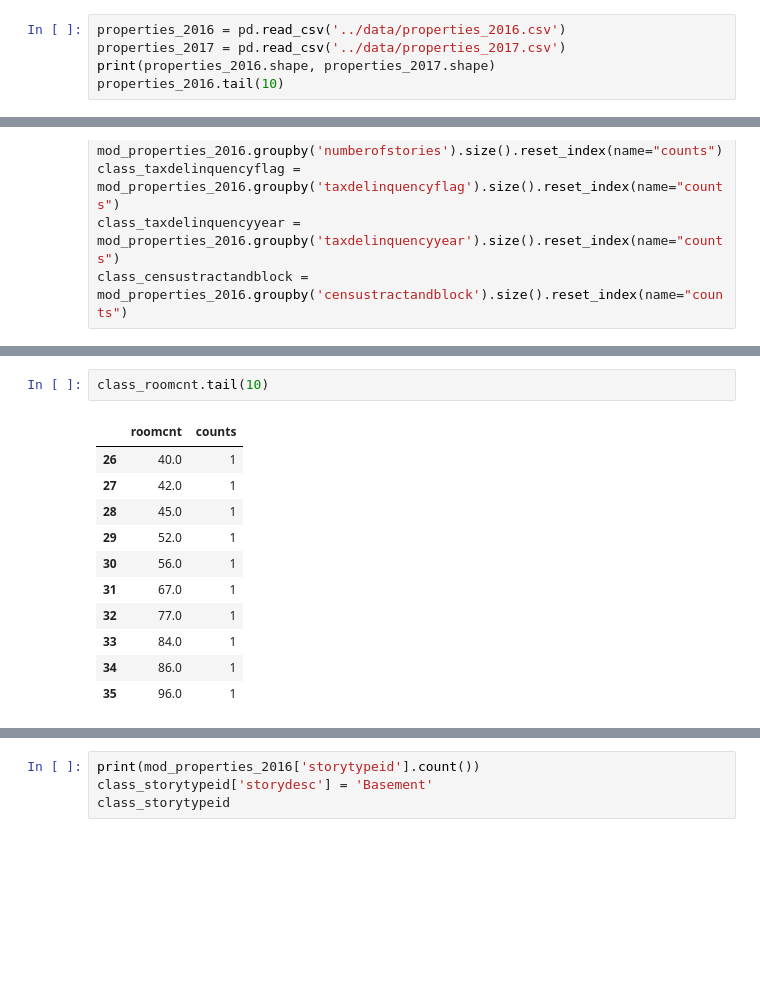
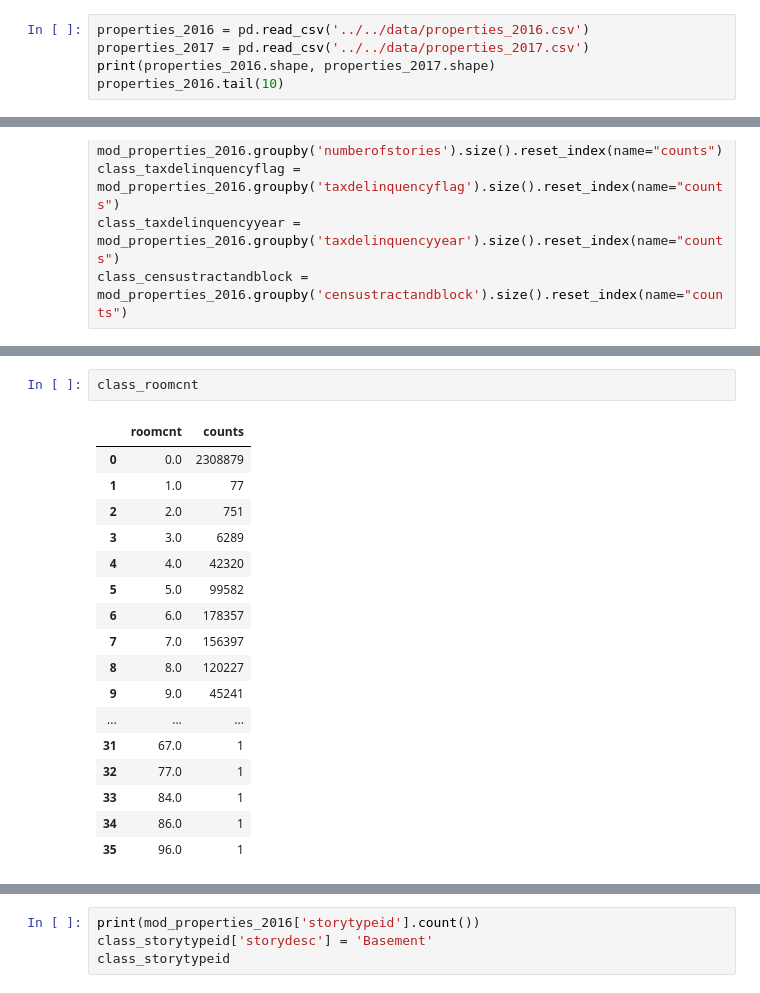
Before and after one commit to daesookimds/Zillow-Home-Value-Prediction-Project-by-Python, a Jupyter notebook: Hyungeun Yoon/1st_part_EDA.ipynb, the cells around one changed output, grey strips where cells are left out. Saved outputs shown, nothing was run; the diff lists cells and outputs as text; blank space fills up the shorter version.

```diff
--- a/Hyungeun Yoon/1st_part_EDA.ipynb
+++ b/Hyungeun Yoon/1st_part_EDA.ipynb
@@ -5,8 +5,8 @@
 # %%
 from IPython.core.pylabtools import figsize
 # %%
-properties_2016 = pd.read_csv('../data/properties_2016.csv')
-properties_2017 = pd.read_csv('../data/properties_2017.csv')
+properties_2016 = pd.read_csv('../../data/properties_2016.csv')
+properties_2017 = pd.read_csv('../../data/properties_2017.csv')
 print(properties_2016.shape, properties_2017.shape)
 properties_2016.tail(10)
 # %% [output]
@@ -128,12 +178,18 @@ class_censustractandblock = mod_properties_2016.groupby('censustractandblock').s
 # %%
-class_roomcnt.tail(10)
+class_roomcnt
 # %% [output]
 |  | roomcnt | counts |
-| 26 | 40.0 | 1 |
-| 27 | 42.0 | 1 |
-| 28 | 45.0 | 1 |
-| 29 | 52.0 | 1 |
-| 30 | 56.0 | 1 |
+| 0 | 0.0 | 2308879 |
+| 1 | 1.0 | 77 |
+| 2 | 2.0 | 751 |
+| 3 | 3.0 | 6289 |
+| 4 | 4.0 | 42320 |
+| 5 | 5.0 | 99582 |
+| 6 | 6.0 | 178357 |
+| 7 | 7.0 | 156397 |
+| 8 | 8.0 | 120227 |
+| 9 | 9.0 | 45241 |
+| ... | ... | ... |
 | 31 | 67.0 | 1 |
 | 32 | 77.0 | 1 |
 | 33 | 84.0 | 1 |
```
Also changed, not shown: parts of 17 cells of this notebook, 1 other file.
